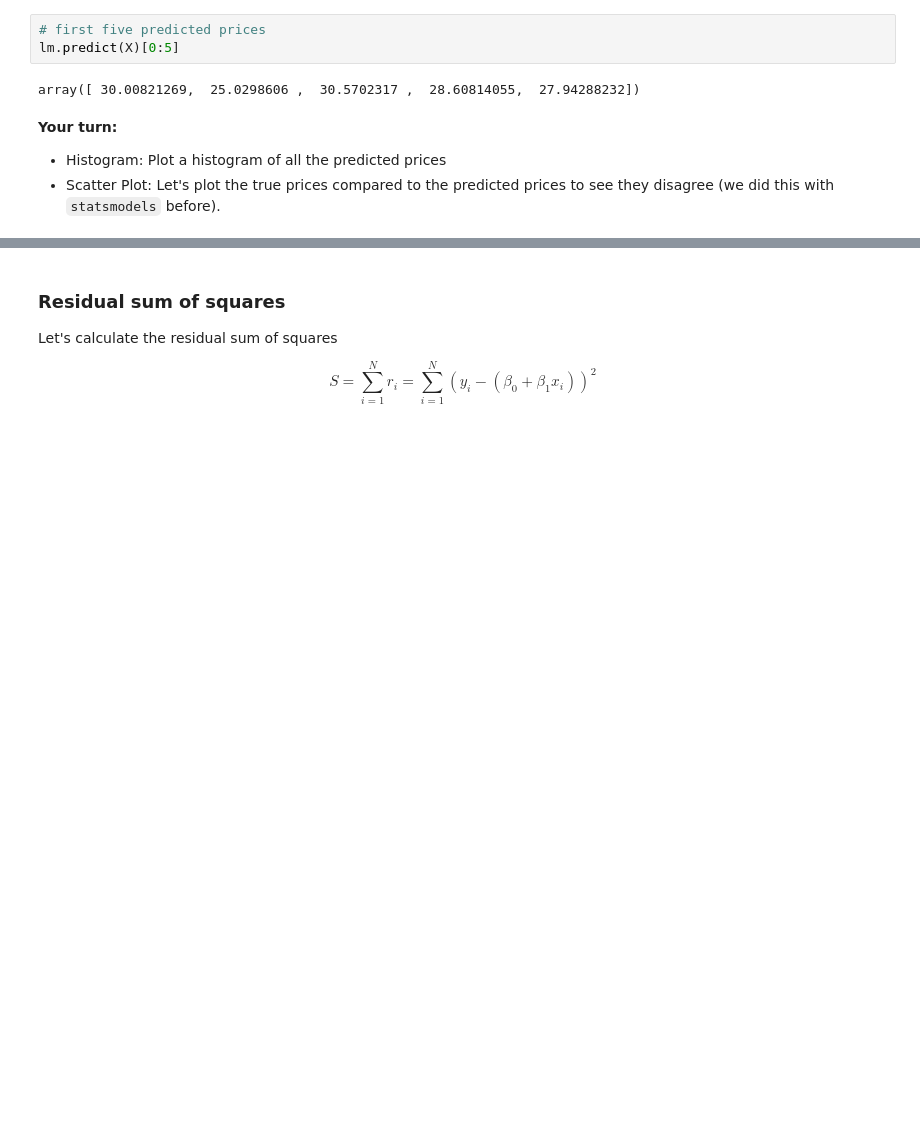
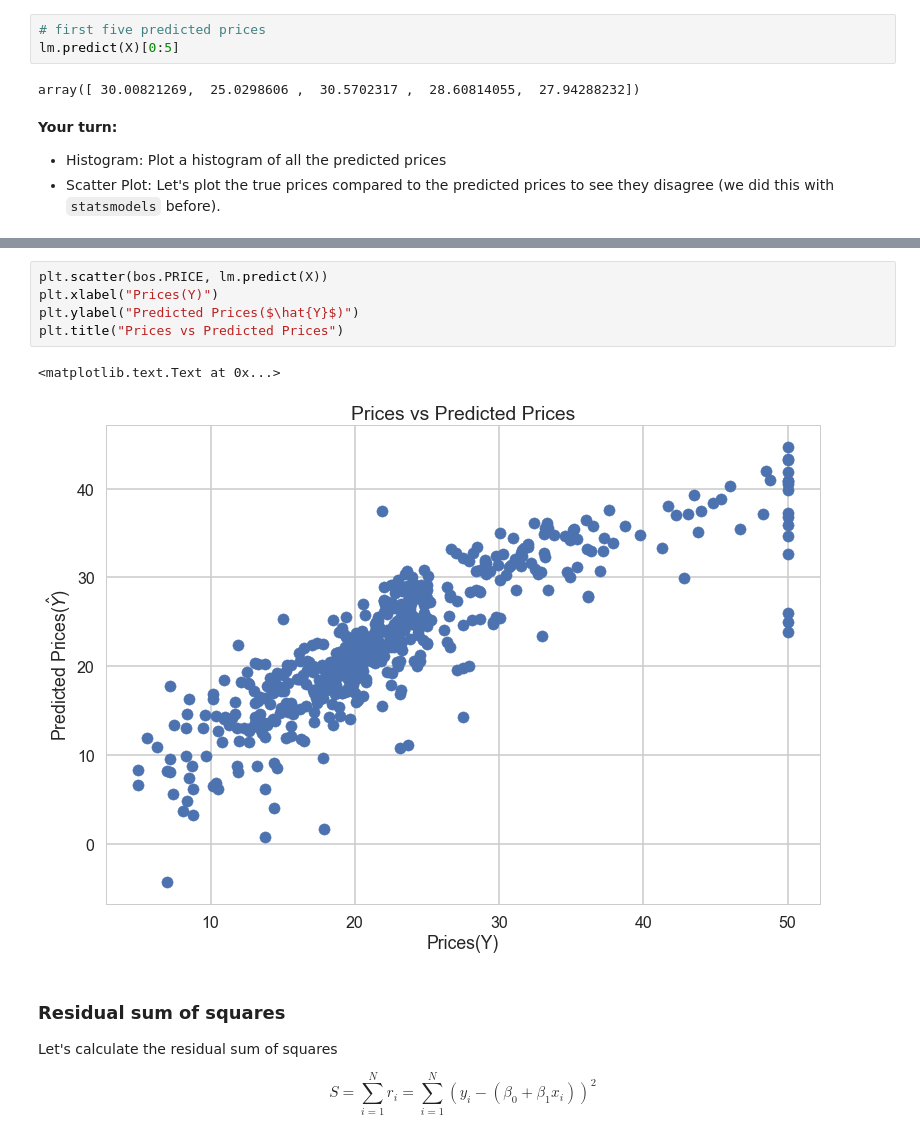
Before and after one commit to AlfredMtz/Springboard, a Jupyter notebook: Machine Learning/Mini_Project_Linear_Regression-.ipynb, the cells around one changed output, grey strips where cells are left out. Saved outputs shown, nothing was run; the diff lists cells and outputs as text; blank space fills up the shorter version.

```diff
--- a/Machine Learning/Mini_Project_Linear_Regression-.ipynb
+++ b/Machine Learning/Mini_Project_Linear_Regression-.ipynb
@@ -499,3 +521,11 @@ array([ 30.00821269,  25.0298606 ,  30.5702317 ,  28.60814055,  27.94288232])
+# %%
+plt.scatter(bos.PRICE, lm.predict(X))
+plt.xlabel("Prices(Y)")
+plt.ylabel("Predicted Prices($\hat{Y}$)")
+plt.title("Prices vs Predicted Prices")
+# %% [output]
+<matplotlib.text.Text at 0x...>
+[figure, added]
 # %% [markdown]
 ### Residual sum of squares
 
```
Also changed, not shown: parts of 34 cells of this notebook.
